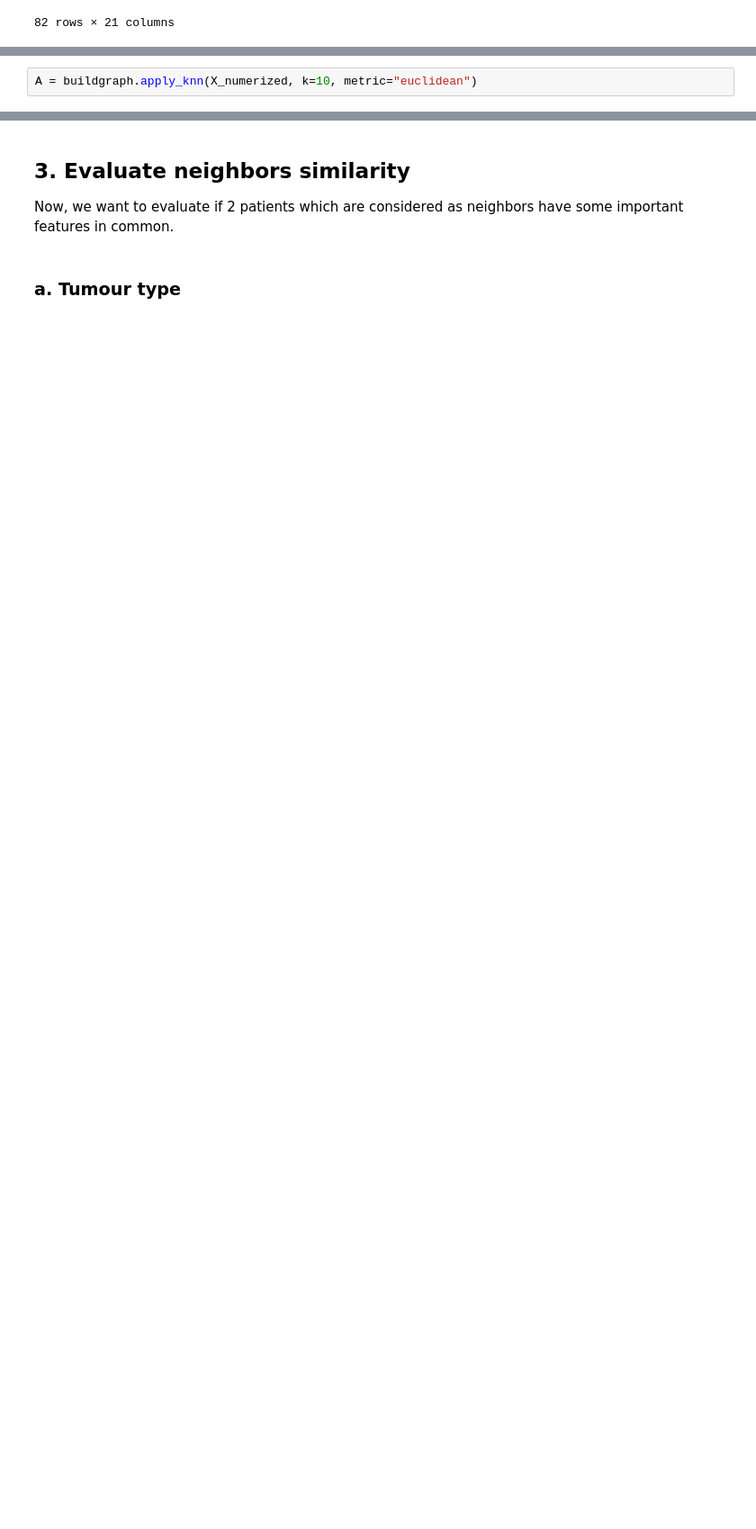
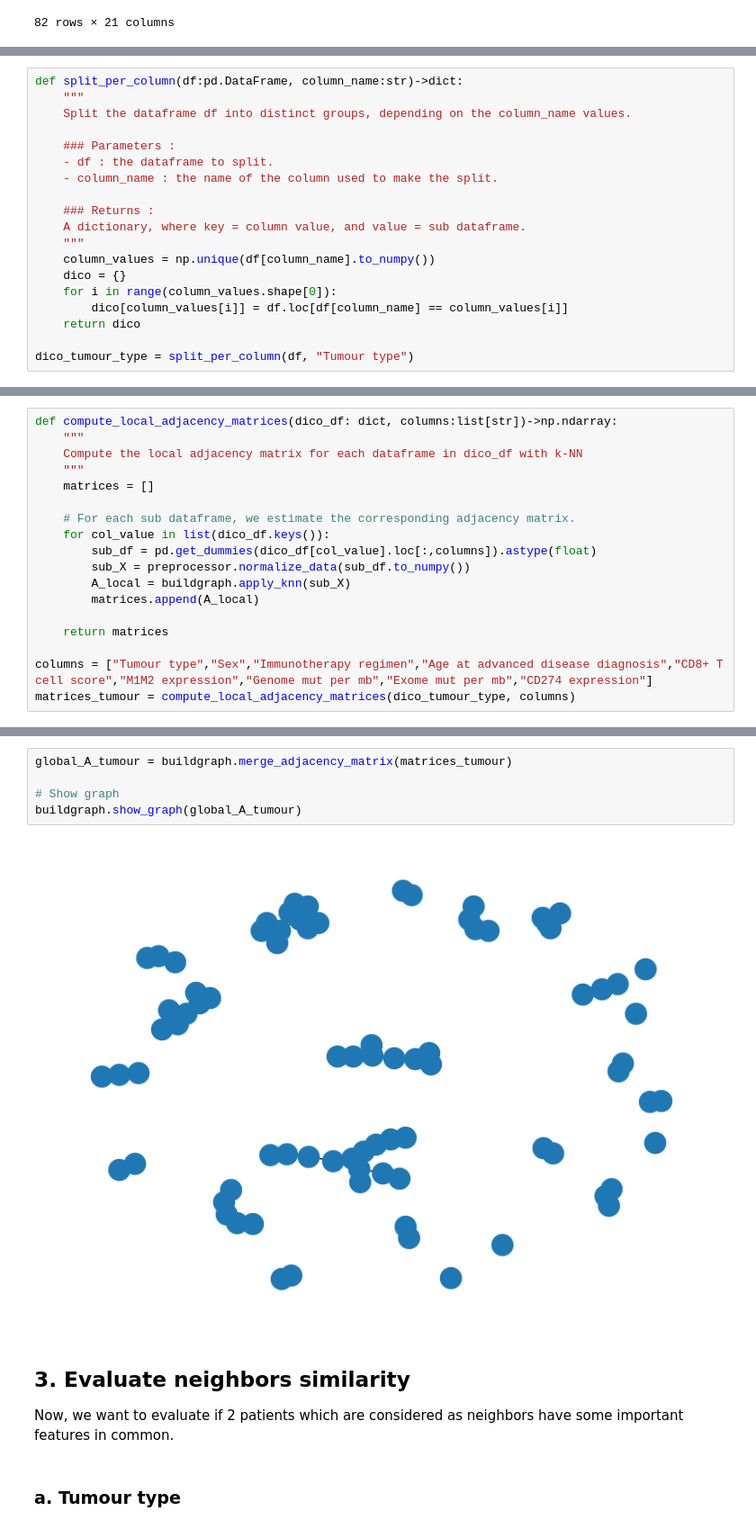
Before and after one commit to Arthur8754/mutational-signatures, a Jupyter notebook: build-graph.ipynb, the cells around one changed output, grey strips where cells are left out. Shown: that part at 90% size. Saved outputs shown, nothing was run; the diff lists cells and outputs as text; blank space fills up the shorter version.

```diff
--- a/build-graph.ipynb
+++ b/build-graph.ipynb
@@ -56,2 +63,0 @@ buildgraph = BuildGraph()
-# %%
-A = buildgraph.apply_knn(X_numerized, k=10, metric="euclidean")
@@ -62,0 +68,19 @@ buildgraph.show_graph(A)
+# %%
+def split_per_column(df:pd.DataFrame, column_name:str)->dict:
+    """
+    Split the dataframe df into distinct groups, depending on the column_name values.
+
+    ### Parameters :
+    - df : the dataframe to split.
+    - column_name : the name of the column used to make the split.
+
+    ### Returns :
+    A dictionary, where key = column value, and value = sub dataframe.
+    """
+    column_values = np.unique(df[column_name].to_numpy())
+    dico = {}
+    for i in range(column_values.shape[0]):
+        dico[column_values[i]] = df.loc[df[column_name] == column_values[i]]
+    return dico
+
+dico_tumour_type = split_per_column(df, "Tumour type")
@@ -62,0 +89,18 @@ buildgraph.show_graph(A)
+# %%
+def compute_local_adjacency_matrices(dico_df: dict, columns:list[str])->np.ndarray:
+    """
+    Compute the local adjacency matrix for each dataframe in dico_df with k-NN
+    """
+    matrices = []
+
+    # For each sub dataframe, we estimate the corresponding adjacency matrix.
+    for col_value in list(dico_df.keys()):
+        sub_df = pd.get_dummies(dico_df[col_value].loc[:,columns]).astype(float)
+        sub_X = preprocessor.normalize_data(sub_df.to_numpy())
+        A_local = buildgraph.apply_knn(sub_X)
+        matrices.append(A_local)
+
+    return matrices
+
+columns = ["Tumour type","Sex","Immunotherapy regimen","Age at advanced disease diagnosis","CD8+ T cell score","M1M2 expression","Genome mut per mb","Exome mut per mb","CD274 expression"]
+matrices_tumour = compute_local_adjacency_matrices(dico_tumour_type, columns)
@@ -63,3 +109,10 @@ buildgraph.show_graph(A)
+# %%
+global_A_tumour = buildgraph.merge_adjacency_matrix(matrices_tumour)
+
+# Show graph
+buildgraph.show_graph(global_A_tumour)
+# %% [output]
+[figure, added]
 # %% [markdown]
 ## 3. Evaluate neighbors similarity
 Now, we want to evaluate if 2 patients which are considered as neighbors have some important features in common.
```
Also changed, not shown: parts of 19 cells of this notebook, 1 other file.
